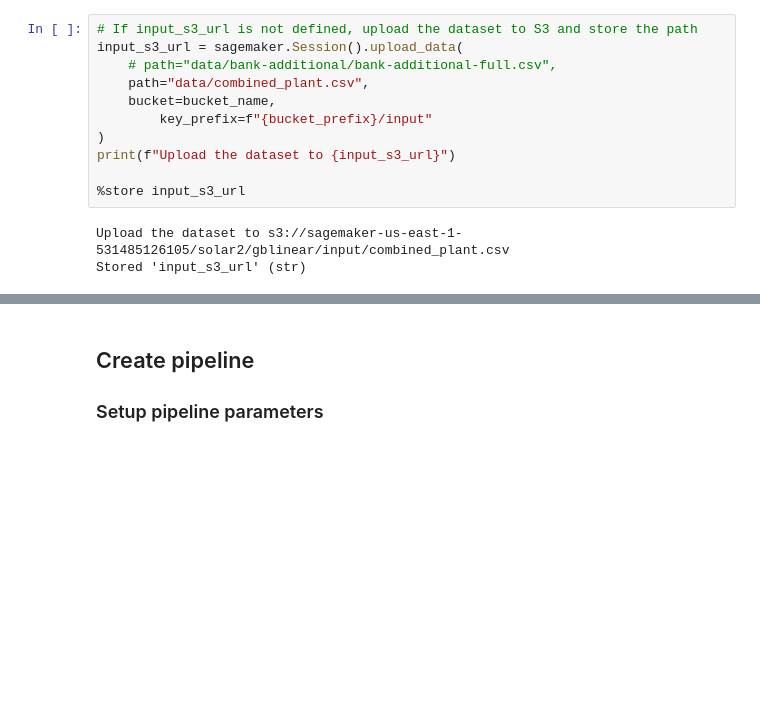
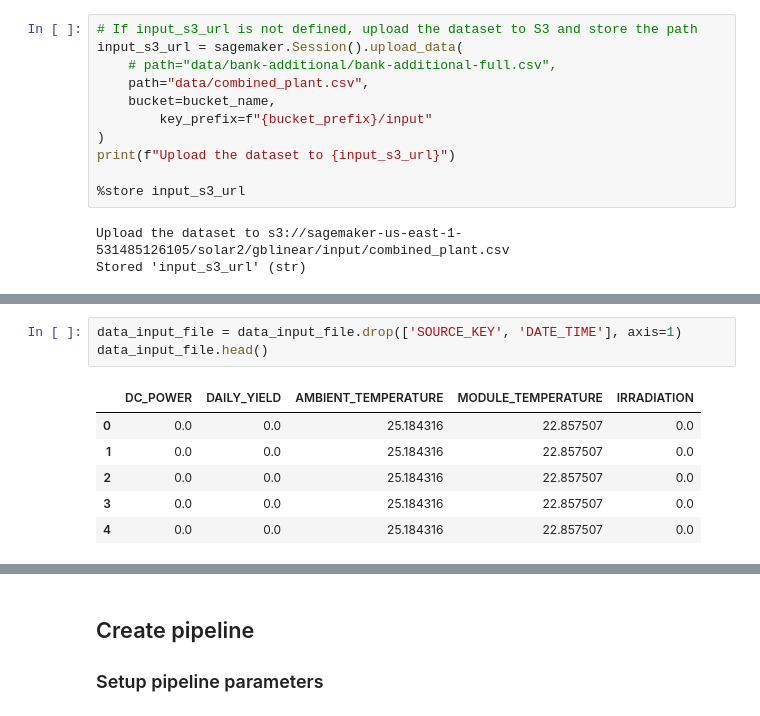
Before and after one commit to Maram99Alhinai/Solar-Power-Forecasting, a Jupyter notebook: Solar2.ipynb, the cells around one changed output, grey strips where cells are left out. Cells and saved outputs as stored; diff of their text form; blank space fills up the shorter version.

```diff
--- a/Solar2.ipynb
+++ b/Solar2.ipynb
@@ -260,6 +260,16 @@ data_input_file.head()
 | 2 | 2020-05-15 00:00:00 | 3PZuoBAID5Wc2HD | 0.0 | 0.0 | 25.184316 | 22.857507 | 0.0 |
 | 3 | 2020-05-15 00:00:00 | 7JYdWkrLSPkdwr4 | 0.0 | 0.0 | 25.184316 | 22.857507 | 0.0 |
 | 4 | 2020-05-15 00:00:00 | McdE0feGgRqW7Ca | 0.0 | 0.0 | 25.184316 | 22.857507 | 0.0 |
+# %%
+data_input_file = data_input_file.drop(['SOURCE_KEY', 'DATE_TIME'], axis=1)
+data_input_file.head()
+# %% [output]
+|  | DC_POWER | DAILY_YIELD | AMBIENT_TEMPERATURE | MODULE_TEMPERATURE | IRRADIATION |
+| 0 | 0.0 | 0.0 | 25.184316 | 22.857507 | 0.0 |
+| 1 | 0.0 | 0.0 | 25.184316 | 22.857507 | 0.0 |
+| 2 | 0.0 | 0.0 | 25.184316 | 22.857507 | 0.0 |
+| 3 | 0.0 | 0.0 | 25.184316 | 22.857507 | 0.0 |
+| 4 | 0.0 | 0.0 | 25.184316 | 22.857507 | 0.0 |
 # %%
 #check if data in bucket_name
 
```
Also changed, not shown: parts of 10 cells of this notebook, 2 other files.
